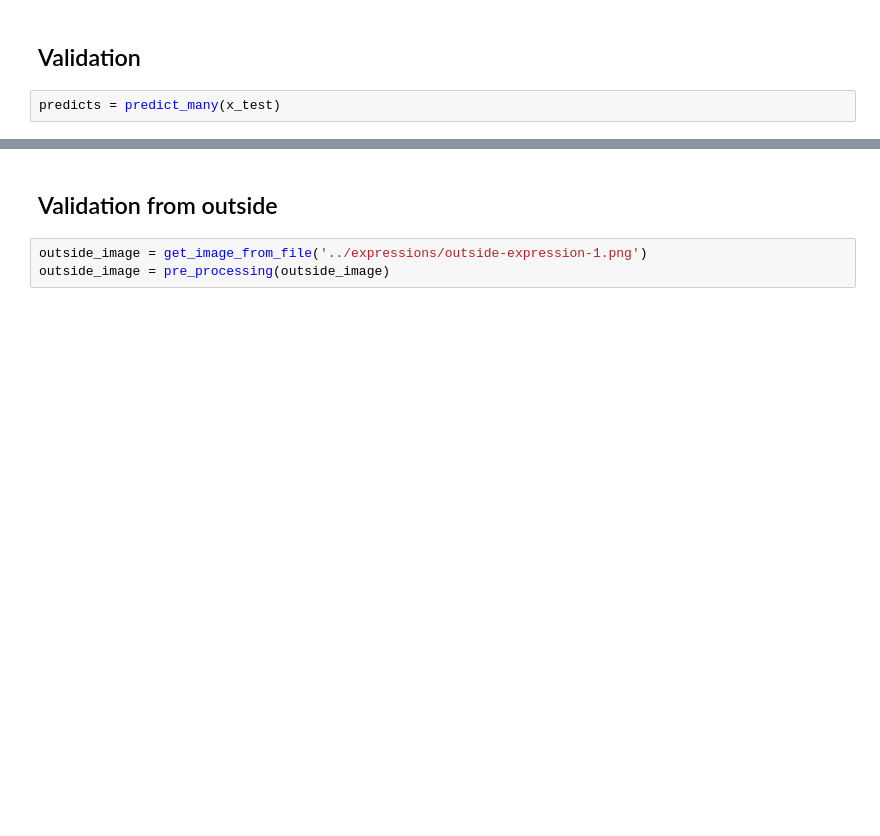
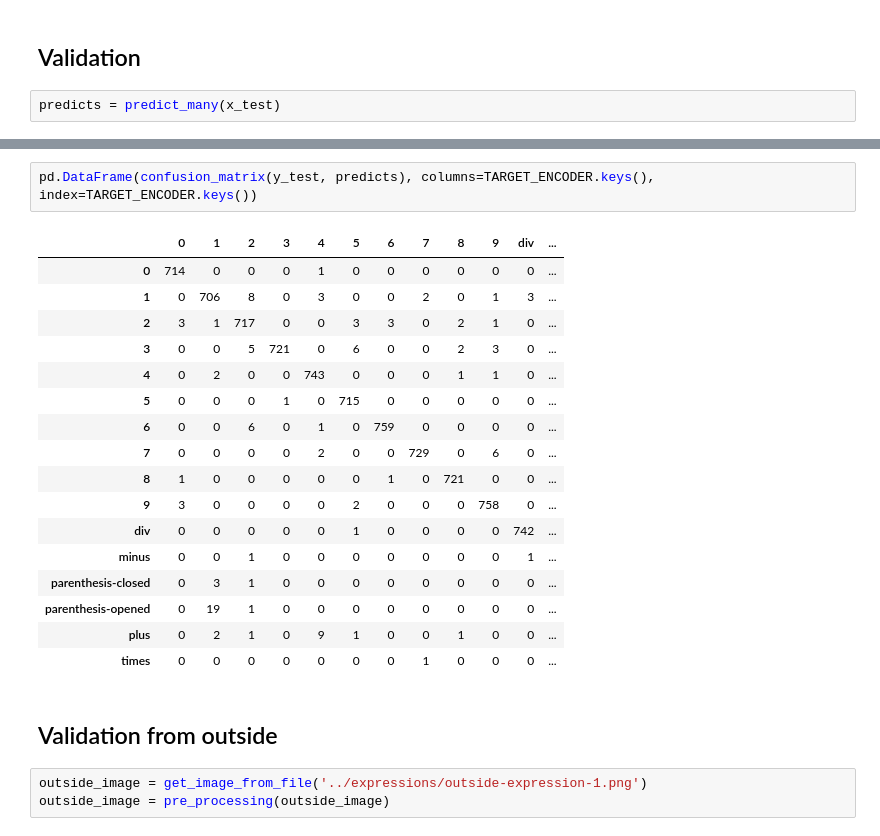
Before and after one commit to senavs/TCC, a Jupyter notebook: notebooks/First CNN model.ipynb, the cells around one changed output, grey strips where cells are left out. Cells and saved outputs as stored; diff of their text form; blank space fills up the shorter version.

```diff
--- a/notebooks/First CNN model.ipynb
+++ b/notebooks/First CNN model.ipynb
@@ -306,3 +312,23 @@ weighted avg       0.98      0.98      0.98     11959
+# %%
+pd.DataFrame(confusion_matrix(y_test, predicts), columns=TARGET_ENCODER.keys(), index=TARGET_ENCODER.keys())
+# %% [output]
+|  | 0 | 1 | 2 | 3 | 4 | 5 | 6 | 7 | 8 | 9 | div | ... |
+| 0 | 714 | 0 | 0 | 0 | 1 | 0 | 0 | 0 | 0 | 0 | 0 | ... |
+| 1 | 0 | 706 | 8 | 0 | 3 | 0 | 0 | 2 | 0 | 1 | 3 | ... |
+| 2 | 3 | 1 | 717 | 0 | 0 | 3 | 3 | 0 | 2 | 1 | 0 | ... |
+| 3 | 0 | 0 | 5 | 721 | 0 | 6 | 0 | 0 | 2 | 3 | 0 | ... |
+| 4 | 0 | 2 | 0 | 0 | 743 | 0 | 0 | 0 | 1 | 1 | 0 | ... |
+| 5 | 0 | 0 | 0 | 1 | 0 | 715 | 0 | 0 | 0 | 0 | 0 | ... |
+| 6 | 0 | 0 | 6 | 0 | 1 | 0 | 759 | 0 | 0 | 0 | 0 | ... |
+| 7 | 0 | 0 | 0 | 0 | 2 | 0 | 0 | 729 | 0 | 6 | 0 | ... |
+| 8 | 1 | 0 | 0 | 0 | 0 | 0 | 1 | 0 | 721 | 0 | 0 | ... |
+| 9 | 3 | 0 | 0 | 0 | 0 | 2 | 0 | 0 | 0 | 758 | 0 | ... |
+| div | 0 | 0 | 0 | 0 | 0 | 1 | 0 | 0 | 0 | 0 | 742 | ... |
+| minus | 0 | 0 | 1 | 0 | 0 | 0 | 0 | 0 | 0 | 0 | 1 | ... |
+| parenthesis-closed | 0 | 3 | 1 | 0 | 0 | 0 | 0 | 0 | 0 | 0 | 0 | ... |
+| parenthesis-opened | 0 | 19 | 1 | 0 | 0 | 0 | 0 | 0 | 0 | 0 | 0 | ... |
+| plus | 0 | 2 | 1 | 0 | 9 | 1 | 0 | 0 | 1 | 0 | 0 | ... |
+| times | 0 | 0 | 0 | 0 | 0 | 0 | 0 | 1 | 0 | 0 | 0 | ... |
 # %% [markdown]
 ## Validation from outside
 # %%
```
Also changed, not shown: parts of 6 cells of this notebook, 1 other file.
